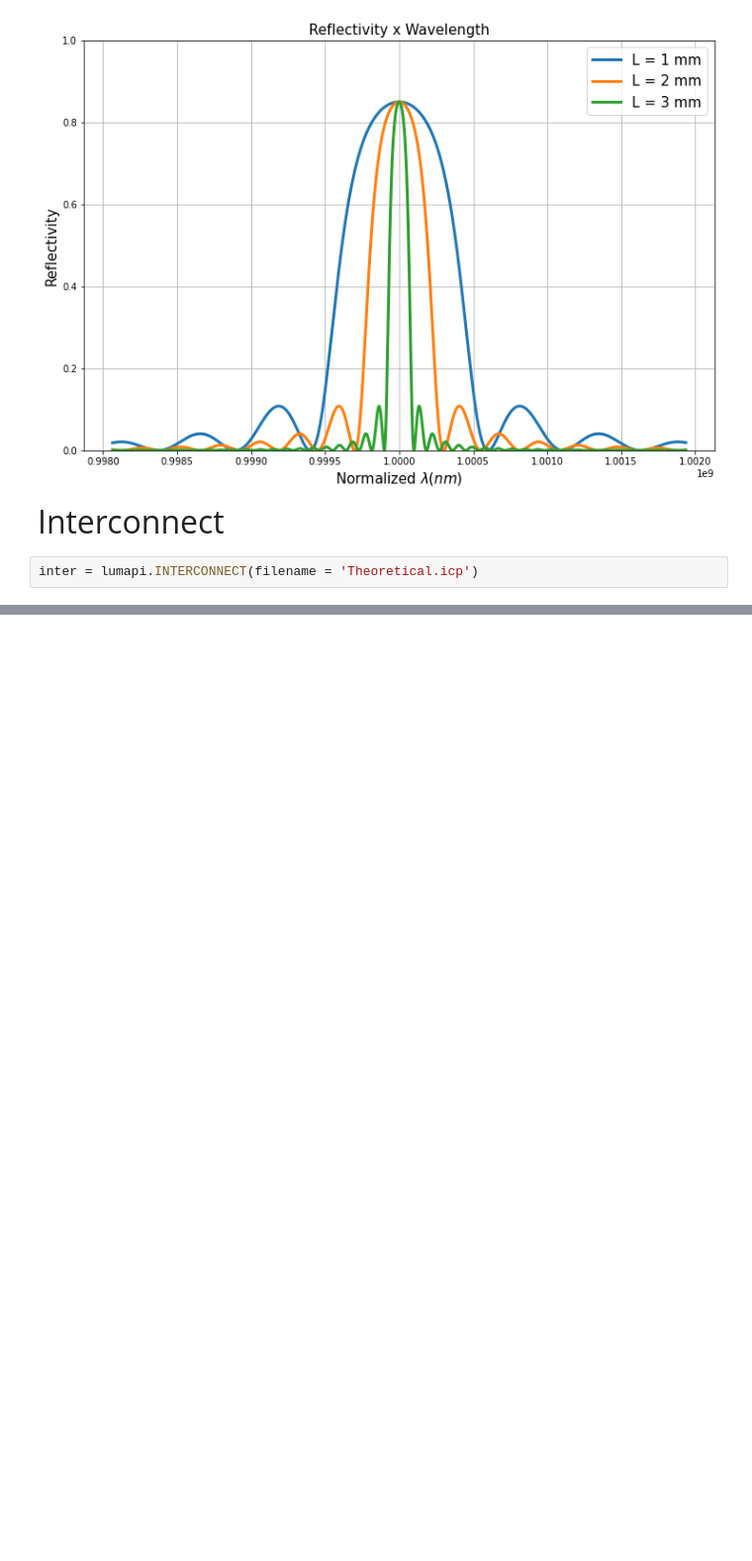
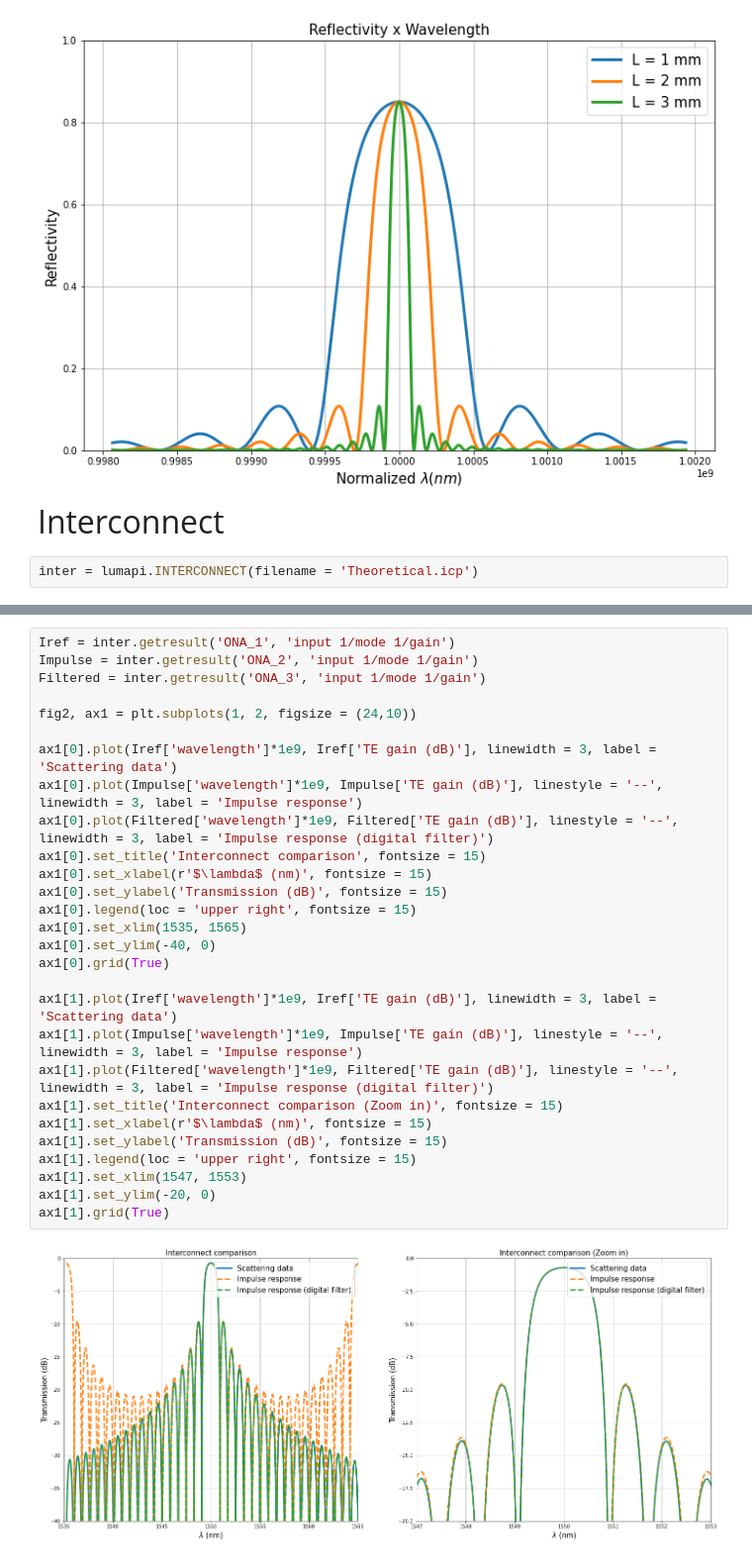
Before and after one commit to AndreyPaiva/Photonics, a Jupyter notebook: Braggs Grating/simulation/python/Theoretical calculations.ipynb, the cells around one changed output, grey strips where cells are left out. Shown: that part at 99% size. Saved outputs shown, nothing was run; the diff lists cells and outputs as text; blank space fills up the shorter version.

```diff
--- a/Braggs Grating/simulation/python/Theoretical calculations.ipynb
+++ b/Braggs Grating/simulation/python/Theoretical calculations.ipynb
@@ -108,0 +113,30 @@ plt.grid(True)
+# %%
+Iref = inter.getresult('ONA_1', 'input 1/mode 1/gain')
+Impulse = inter.getresult('ONA_2', 'input 1/mode 1/gain')
+Filtered = inter.getresult('ONA_3', 'input 1/mode 1/gain')
+
+fig2, ax1 = plt.subplots(1, 2, figsize = (24,10))
+
+ax1[0].plot(Iref['wavelength']*1e9, Iref['TE gain (dB)'], linewidth = 3, label = 'Scattering data')
+ax1[0].plot(Impulse['wavelength']*1e9, Impulse['TE gain (dB)'], linestyle = '--', linewidth = 3, label = 'Impulse response')
+ax1[0].plot(Filtered['wavelength']*1e9, Filtered['TE gain (dB)'], linestyle = '--', linewidth = 3, label = 'Impulse response (digital filter)')
+ax1[0].set_title('Interconnect comparison', fontsize = 15)
+ax1[0].set_xlabel(r'$\lambda$ (nm)', fontsize = 15)
+ax1[0].set_ylabel('Transmission (dB)', fontsize = 15)
+ax1[0].legend(loc = 'upper right', fontsize = 15)
+ax1[0].set_xlim(1535, 1565)
+ax1[0].set_ylim(-40, 0)
+ax1[0].grid(True)
+
+ax1[1].plot(Iref['wavelength']*1e9, Iref['TE gain (dB)'], linewidth = 3, label = 'Scattering data')
+ax1[1].plot(Impulse['wavelength']*1e9, Impulse['TE gain (dB)'], linestyle = '--', linewidth = 3, label = 'Impulse response')
+ax1[1].plot(Filtered['wavelength']*1e9, Filtered['TE gain (dB)'], linestyle = '--', linewidth = 3, label = 'Impulse response (digital filter)')
+ax1[1].set_title('Interconnect comparison (Zoom in)', fontsize = 15)
+ax1[1].set_xlabel(r'$\lambda$ (nm)', fontsize = 15)
+ax1[1].set_ylabel('Transmission (dB)', fontsize = 15)
+ax1[1].legend(loc = 'upper right', fontsize = 15)
+ax1[1].set_xlim(1547, 1553)
+ax1[1].set_ylim(-20, 0)
+ax1[1].grid(True)
+# %% [output]
+[figure, added]
```
Also changed, not shown: parts of 2 cells of this notebook, 1 other file.
